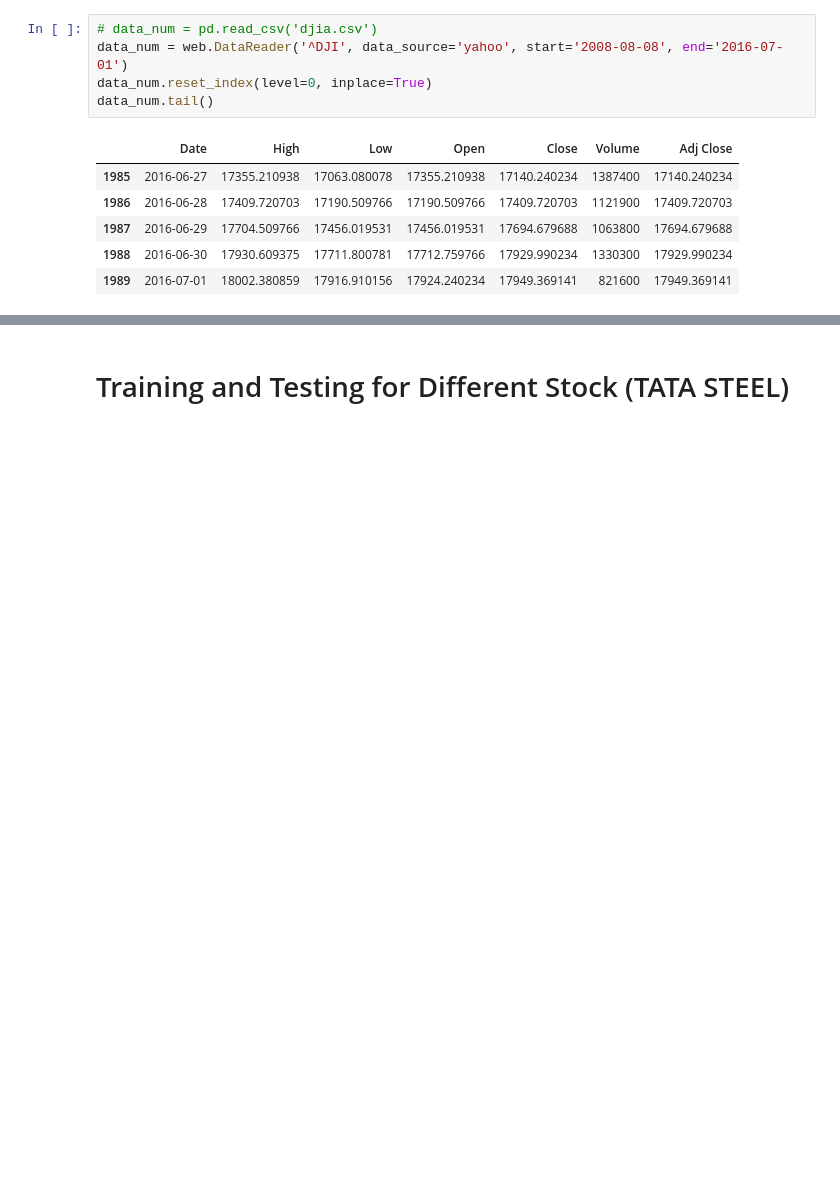
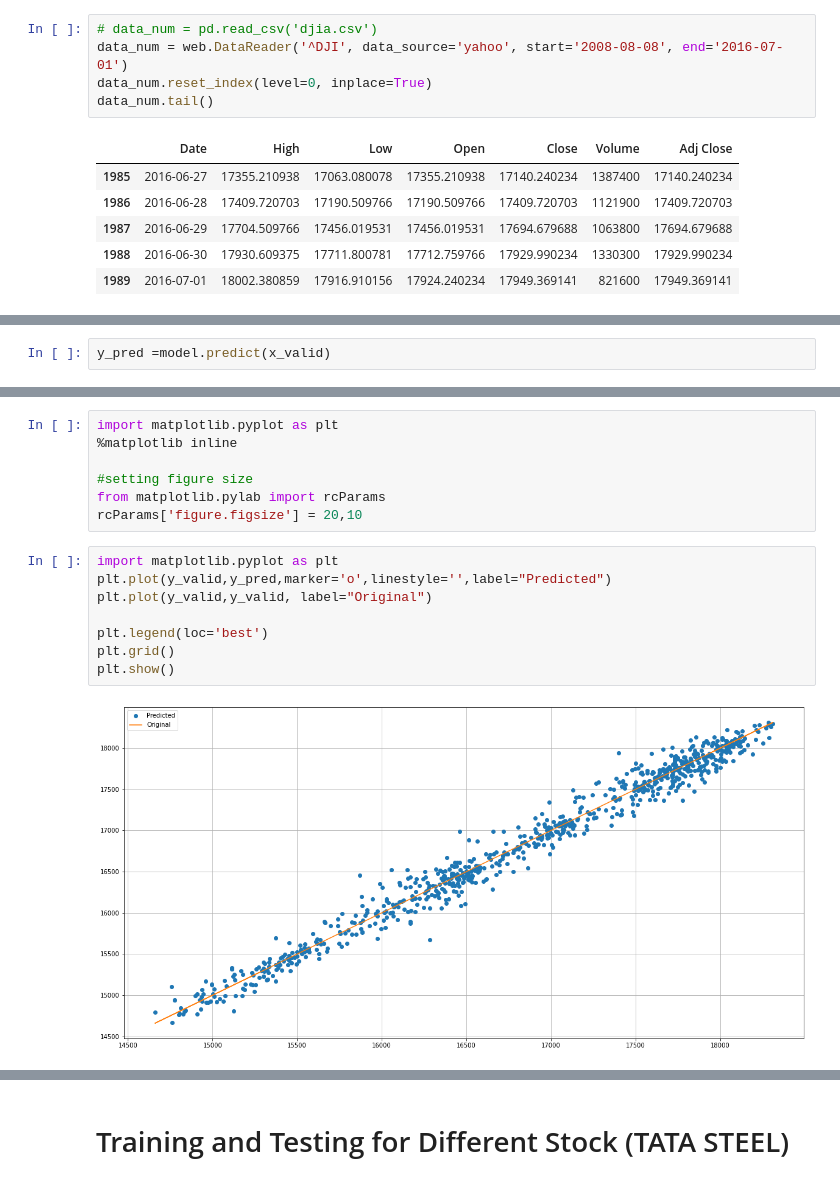
Before and after one commit to Jainil360/Stock-Price-Prediction, a Jupyter notebook: AML_INNOVATIVE_20MCED08/Stock Analysis using Historical Data (Linear Regression).ipynb, the cells around one changed output, grey strips where cells are left out. Drawn from its saved outputs; the diff is of its cells as text; blank space fills up the shorter version.

```diff
--- a/AML_INNOVATIVE_20MCED08/Stock Analysis using Historical Data (Linear Regression).ipynb
+++ b/AML_INNOVATIVE_20MCED08/Stock Analysis using Historical Data (Linear Regression).ipynb
@@ -56,0 +66,2 @@ model.score(X_test, y_test)
+# %%
+y_pred =model.predict(x_valid)
@@ -56,0 +74,17 @@ model.score(X_test, y_test)
+# %%
+import matplotlib.pyplot as plt
+%matplotlib inline
+
+#setting figure size
+from matplotlib.pylab import rcParams
+rcParams['figure.figsize'] = 20,10
+# %%
+import matplotlib.pyplot as plt
+plt.plot(y_valid,y_pred,marker='o',linestyle='',label="Predicted")
+plt.plot(y_valid,y_valid, label="Original")
+
+plt.legend(loc='best')
+plt.grid()
+plt.show()
+# %% [output]
+[figure, added]
```
Also changed, not shown: parts of 23 cells of this notebook, 10 other files.
